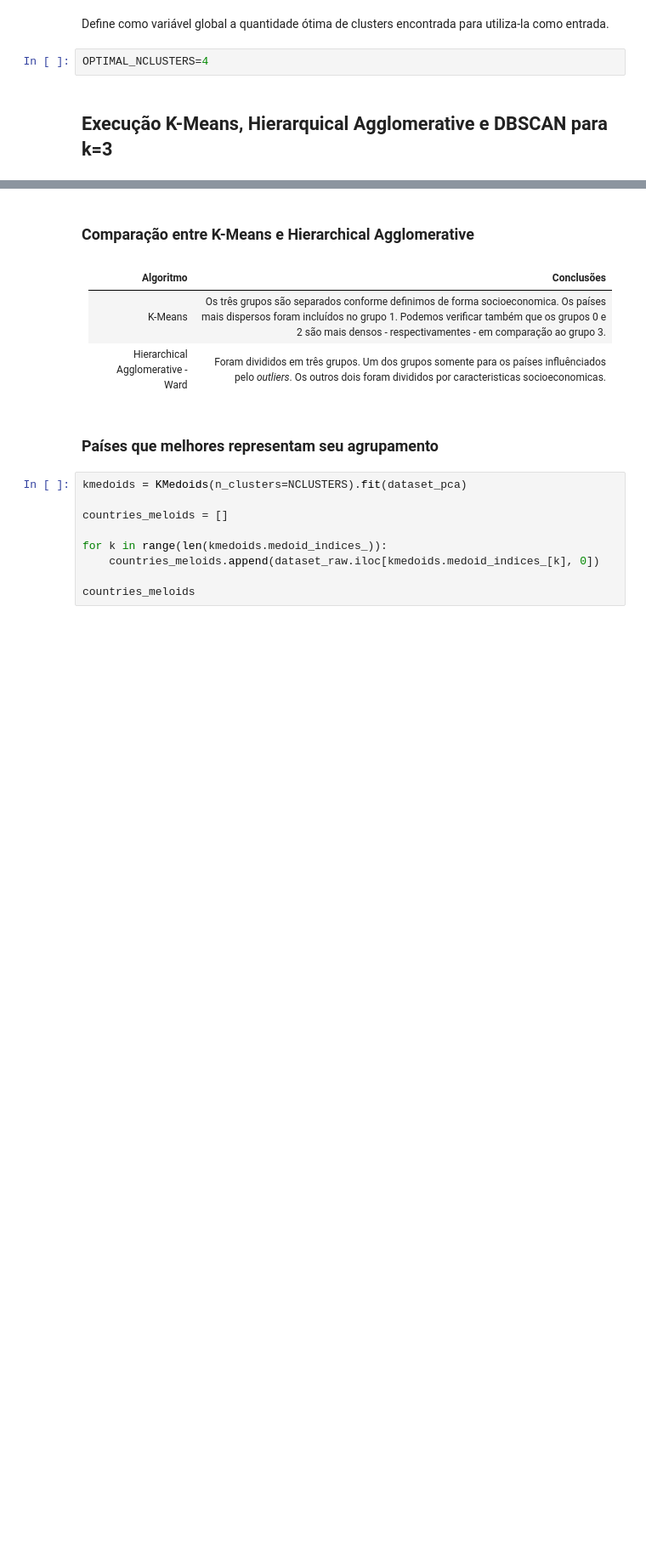
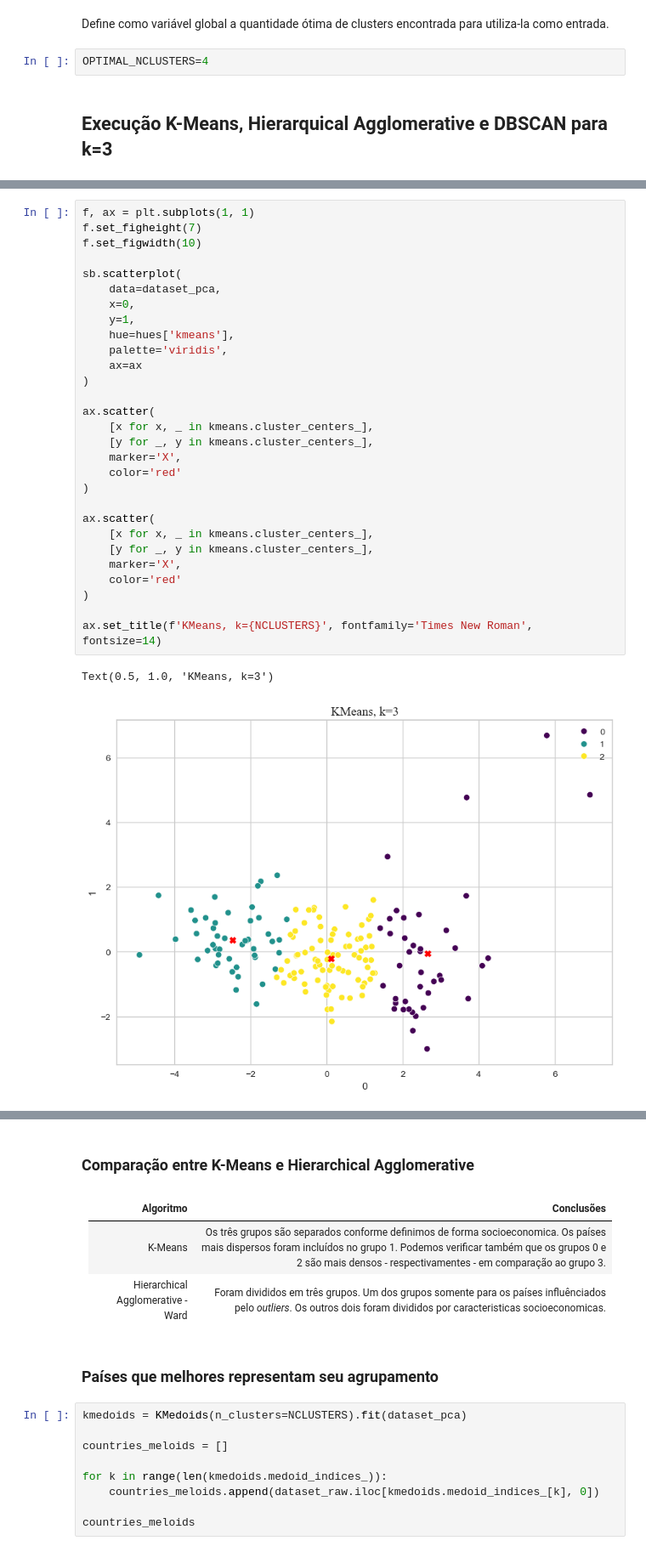
Before and after one commit to rabreu/Infnet-MIT-IA-Clustering-PD-25E4_2, a Jupyter notebook: Infnet-MIT-IA-Clustering-PD-25E4_2.ipynb, the cells around one changed output, grey strips where cells are left out. Shown at 85% size. Drawn from its saved outputs; the diff is of its cells as text; blank space fills up the shorter version.

```diff
--- a/Infnet-MIT-IA-Clustering-PD-25E4_2.ipynb
+++ b/Infnet-MIT-IA-Clustering-PD-25E4_2.ipynb
@@ -374 +376,33 @@ hues['dbscan'] = dbscan.fit_predict(dataset_pca)
+# %%
+f, ax = plt.subplots(1, 1)
+f.set_figheight(7)
+f.set_figwidth(10)
+
+sb.scatterplot(
+    data=dataset_pca,
+    x=0,
+    y=1,
+    hue=hues['kmeans'],
+    palette='viridis',
+    ax=ax
+)
+
+ax.scatter(
+    [x for x, _ in kmeans.cluster_centers_],
+    [y for _, y in kmeans.cluster_centers_],
+    marker='X',
+    color='red'
+)
+
+ax.scatter(
+    [x for x, _ in kmeans.cluster_centers_],
+    [y for _, y in kmeans.cluster_centers_],
+    marker='X',
+    color='red'
+)
+
+ax.set_title(f'KMeans, k={NCLUSTERS}', fontfamily='Times New Roman', fontsize=14)
+# %% [output]
+Text(0.5, 1.0, 'KMeans, k=3')
+[figure, added]
 # %%
```
Also changed, not shown: parts of 11 cells of this notebook, 12 other files.
